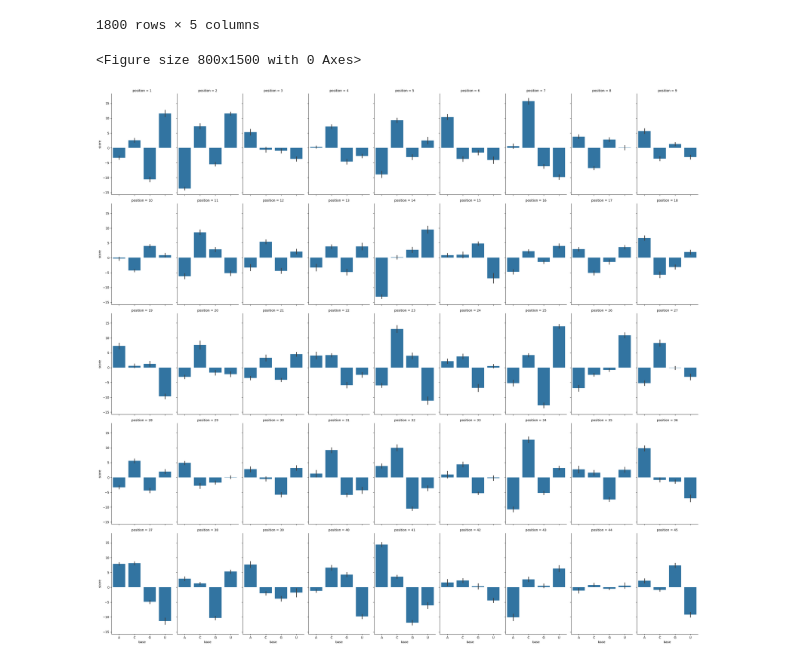
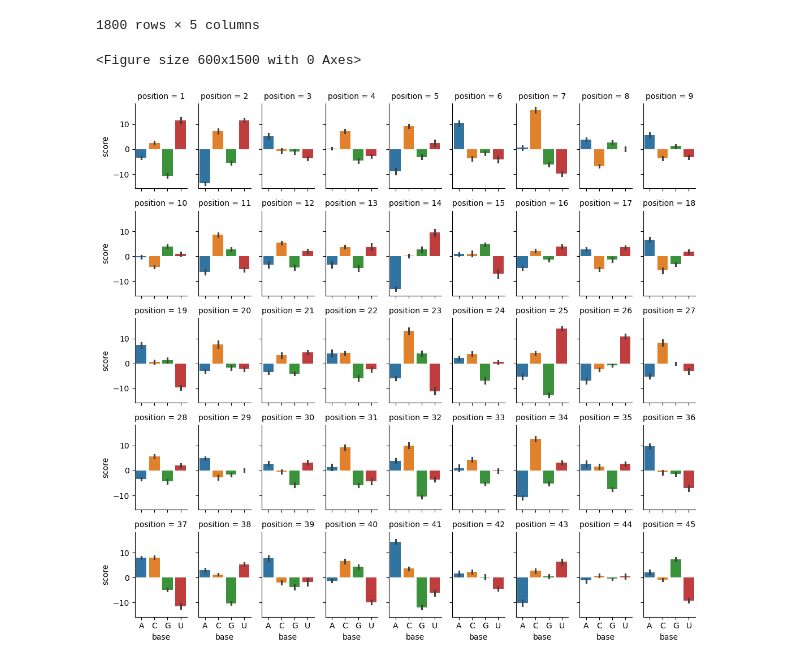
Before and after one commit to atalantatx/atx-genespec, a Jupyter notebook: PSSM_rep/generate_barplots.ipynb, the cells around one changed output. Drawn from its saved outputs; the diff is of its cells as text; code cells hidden in the pictures.

```diff
--- a/PSSM_rep/generate_barplots.ipynb
+++ b/PSSM_rep/generate_barplots.ipynb
@@ -63,19 +63,22 @@ concatenated_melt
 | 1799 | 20 | 5 | 45 | U | -10 |
 1800 rows × 5 columns
 # %%
-plt.figure(figsize=(8, 15))
+plt.figure(figsize=(6, 15))
 # grouped = concatenated_melt.groupby(by=["position","base"])
 svm = sns.catplot(
     concatenated_melt,
     x="base",y="score",
     kind="bar",col="position",
     errorbar="se",aspect=.6,
-    col_wrap=9 )
+    col_wrap=9, hue="base", height=2)
+
+svm.set_xticklabels(["A", "C", "G", "U"])
+
 # plt.show()
 
 # figure = svm.get_figure()
 outfile = f"barplots/barplot_se_bdna_data_KL25082020_split_seed-{new_splits}_pop_seed-{seed[0]}.png"
 svm.savefig(outfile)
 # %% [output]
-<Figure size 800x1500 with 0 Axes>
+<Figure size 600x1500 with 0 Axes>
-[figure, old version]
+[figure, new version]
```
Also changed, not shown: 1 other file.
